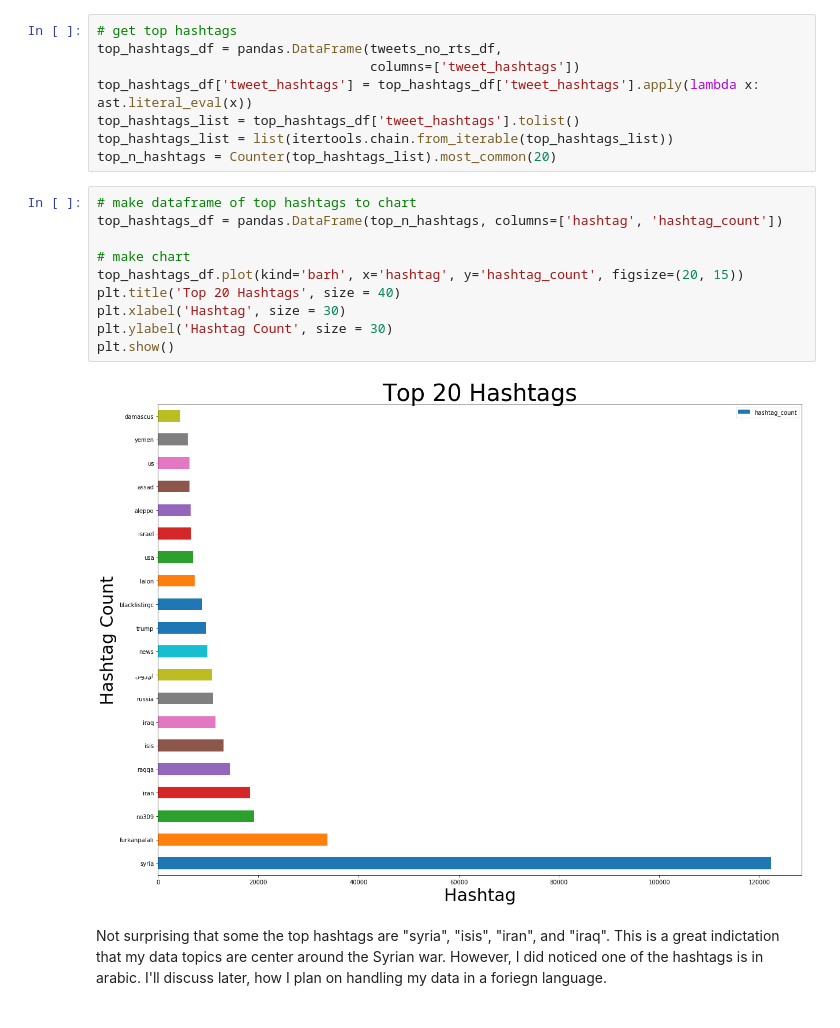
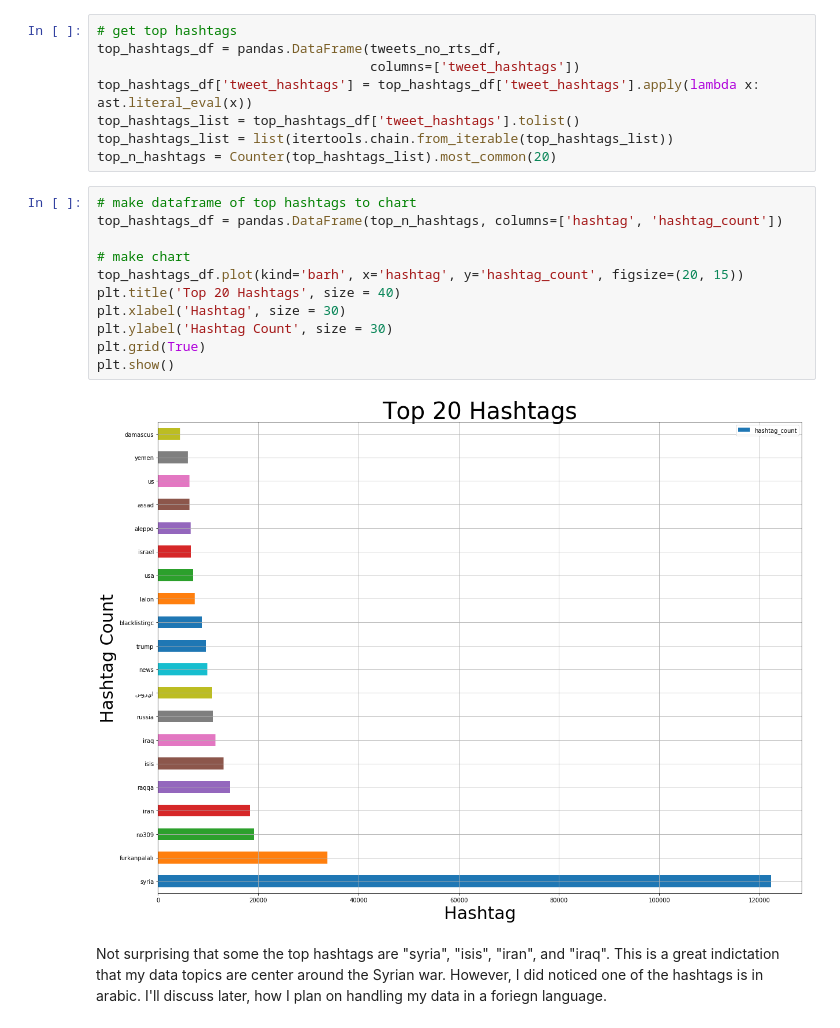
Before and after one commit to adamstueckrath/SyriaProject, a Jupyter notebook: web_scrapers/twitter_data_analysis_v2.ipynb, the cells around one changed output. Cells and saved outputs as stored; diff of their text form.

```diff
--- a/web_scrapers/twitter_data_analysis_v2.ipynb
+++ b/web_scrapers/twitter_data_analysis_v2.ipynb
@@ -479,15 +476,16 @@ top_n_hashtags = Counter(top_hashtags_list).most_common(20)
 # %%
 # make dataframe of top hashtags to chart
 top_hashtags_df = pandas.DataFrame(top_n_hashtags, columns=['hashtag', 'hashtag_count'])
 
 # make chart
 top_hashtags_df.plot(kind='barh', x='hashtag', y='hashtag_count', figsize=(20, 15))
 plt.title('Top 20 Hashtags', size = 40)
 plt.xlabel('Hashtag', size = 30)
 plt.ylabel('Hashtag Count', size = 30)
+plt.grid(True)
 plt.show()
 # %% [output]
-[figure, old version]
+[figure, new version]
 # %% [markdown]
 Not surprising that some the top hashtags are "syria", "isis", "iran", and "iraq". This is a great indictation that my data topics are center around the Syrian war. However, I did noticed one of the hashtags is in arabic. I'll discuss later, how I plan on handling my data in a foriegn language.
 # %% [markdown]
```
Also changed, not shown: parts of 20 cells of this notebook.
